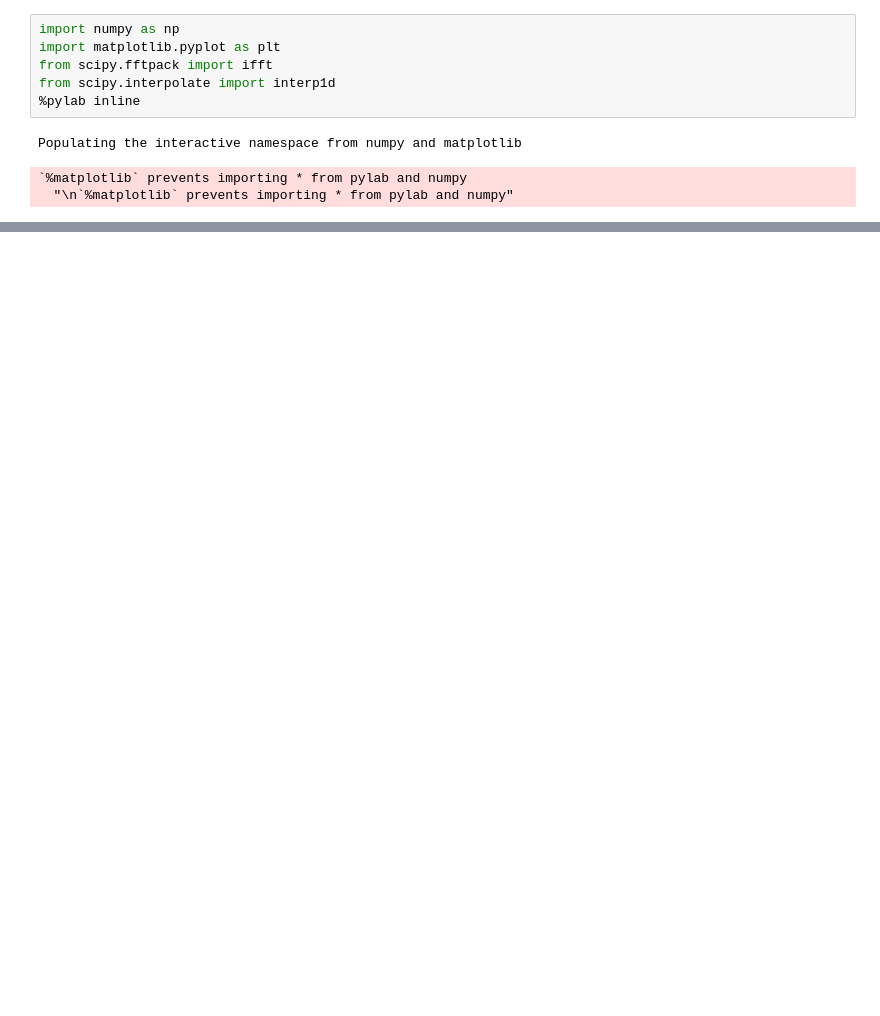
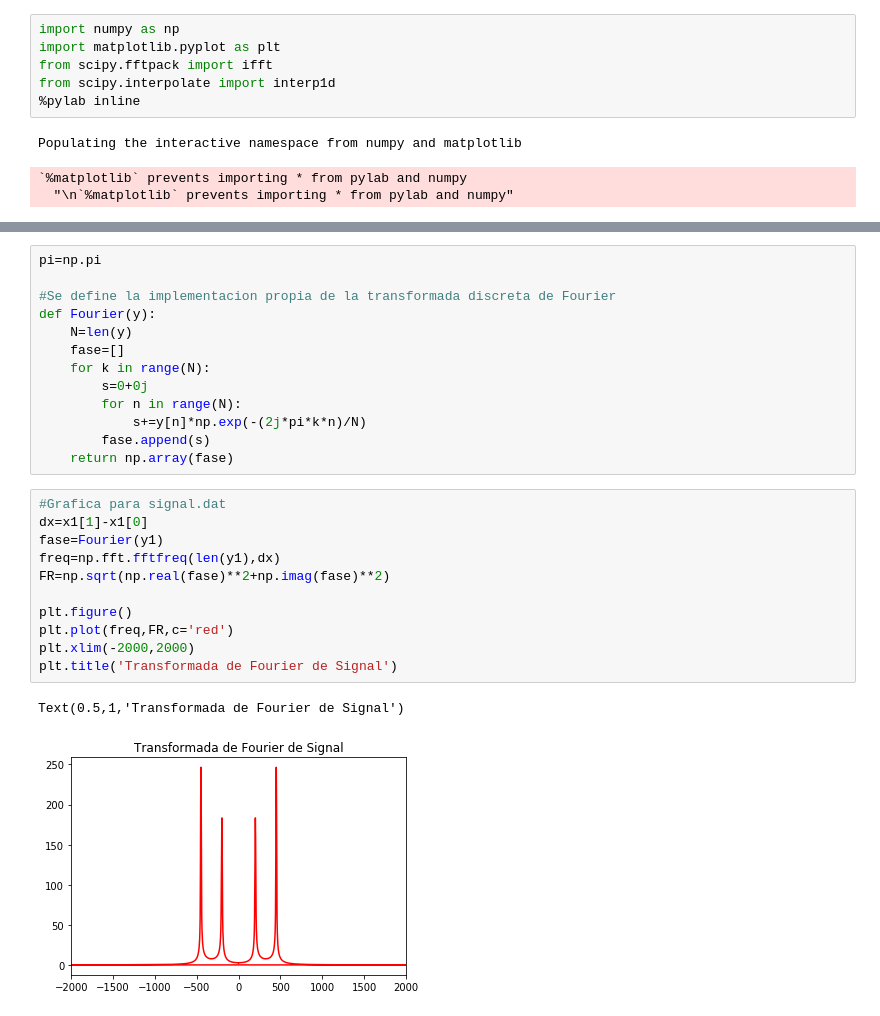
Before and after one commit to camilogarzonrojas/GarzonCamilo_hw2, a Jupyter notebook: Untitled.ipynb, the cells around one changed output, grey strips where cells are left out. Cells and saved outputs as stored; diff of their text form; blank space fills up the shorter version.

```diff
--- a/Untitled.ipynb
+++ b/Untitled.ipynb
@@ -22,0 +38,27 @@ plt.show()
+# %%
+pi=np.pi
+
+#Se define la implementacion propia de la transformada discreta de Fourier
+def Fourier(y):
+    N=len(y)
+    fase=[]
+    for k in range(N):
+        s=0+0j
+        for n in range(N):
+            s+=y[n]*np.exp(-(2j*pi*k*n)/N)
+        fase.append(s)
+    return np.array(fase)
+# %%
+#Grafica para signal.dat
+dx=x1[1]-x1[0]
+fase=Fourier(y1)
+freq=np.fft.fftfreq(len(y1),dx)
+FR=np.sqrt(np.real(fase)**2+np.imag(fase)**2)
+
+plt.figure()
+plt.plot(freq,FR,c='red')
+plt.xlim(-2000,2000)
+plt.title('Transformada de Fourier de Signal')
+# %% [output]
+Text(0.5,1,'Transformada de Fourier de Signal')
+[figure, added]
```
Also changed, not shown: parts of 3 cells of this notebook, 2 other files.
